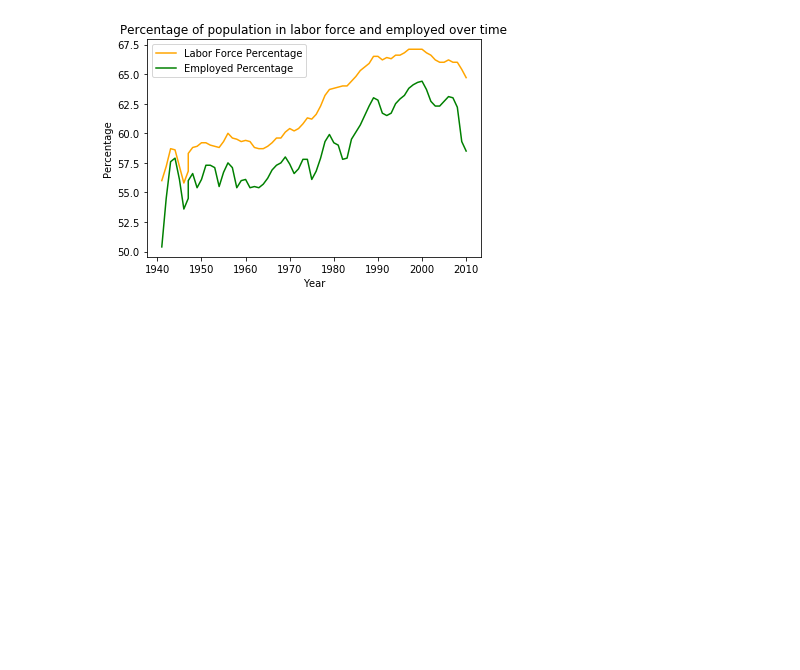
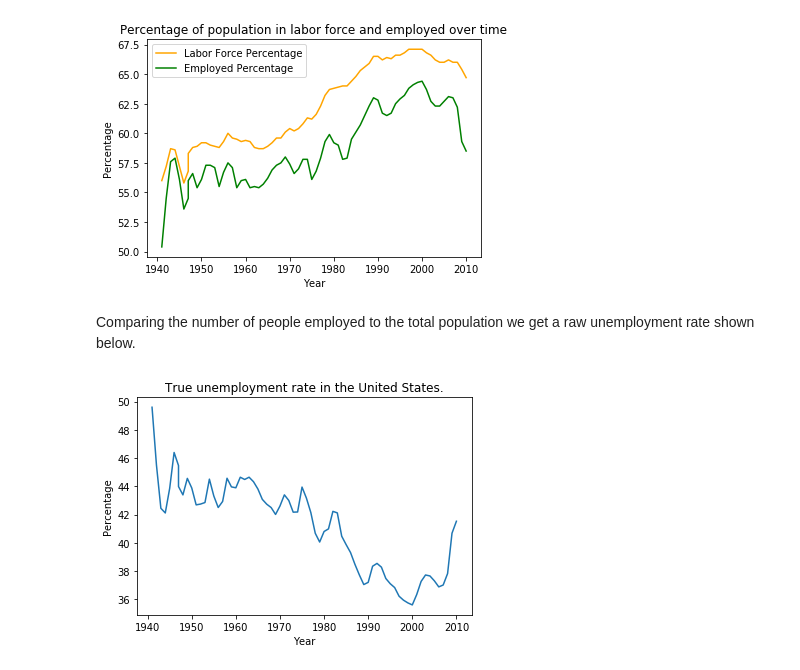
Before and after one commit to Goldtruffle2015/BreakdownOfEmploymentJupyterProject, a Jupyter notebook: Employment Analysis.ipynb, the cells around one changed output. Cells and saved outputs as stored; diff of their text form; code cells hidden in the pictures; blank space fills up the shorter version.

```diff
--- a/Employment Analysis.ipynb
+++ b/Employment Analysis.ipynb
@@ -182,3 +182,13 @@ plt.legend()
 plt.show()
 # %% [output]
 [figure]
+# %% [markdown]
+Comparing the number of people employed to the total population we get a raw unemployment rate shown below.
+# %%
+plt.plot(employment['year'], [(100 - x) for x in 100*(employment['employed_total'] / employment['population'])])
+plt.xlabel('Year')
+plt.ylabel('Percentage')
+plt.title('True unemployment rate in the United States.')
+plt.show()
+# %% [output]
+[figure, added]
```
Also changed, not shown: parts of 1 cell of this notebook.
